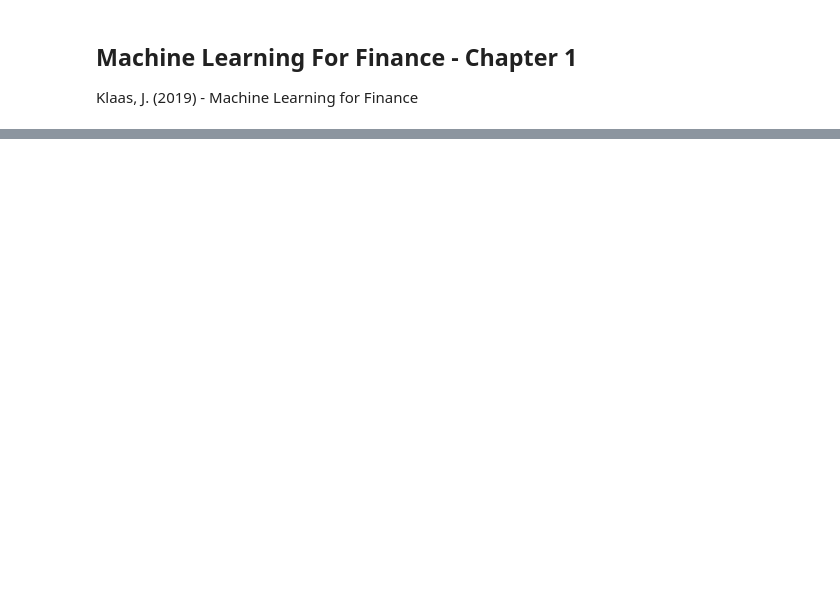
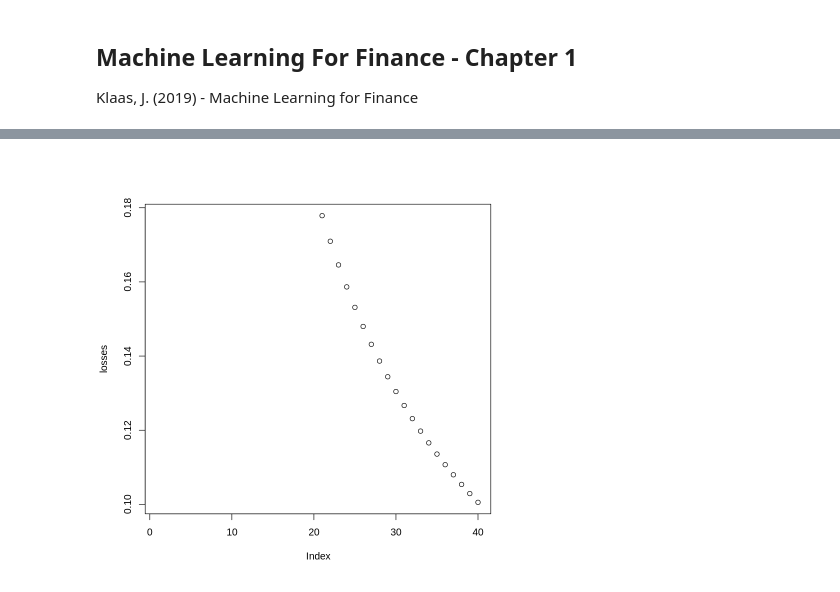
Before and after one commit to tanasrad/Machine-Learning-for-Finance, a Jupyter notebook: R_code_Machine_Learning_in_Finance.ipynb, the cells around one changed output, grey strips where cells are left out. Saved outputs shown, nothing was run; the diff lists cells and outputs as text; code cells hidden in the pictures; blank space fills up the shorter version.

```diff
--- a/R_code_Machine_Learning_in_Finance.ipynb
+++ b/R_code_Machine_Learning_in_Finance.ipynb
@@ -34,0 +134,13 @@ to explain the relationship between a dependent variable and a single independen
+# %%
+# Randomly initialize the weights
+W <- 2*matrix(runif(3*1,0,1), nrow=3, ncol=1) - 1
+b <- 0
+
+# Set the learning rate alpha to 1
+alpha <- 1
+
+# We will train for 20 epochs
+epochs <- 20
+
+# Count the number of training examples we have (4)
+N = nrow(y)
@@ -34,0 +149,29 @@ to explain the relationship between a dependent variable and a single independen
+# %%
+losses <- rep(NA,epochs) # Initialise an empty list for the loop (length of epochs)
+for (i in 1:epochs) {
+    # Do the linear step
+    z <- X%*%W + b
+
+    # Do the non linear step
+    A <- sigmoid(z)
+
+    # Calculate the loss
+    loss <- bce_loss(y,A)
+
+    # Keep track of the loss
+    print(paste0("Epoch: ", i, " Loss: ", loss))
+    losses <- append(losses,loss)
+
+    # Back propagate
+    dz <- (A-y)
+
+    # ... calculate loss derivative with respect to weights
+    dw <- 1/N * t(X) %*% dz
+
+    # ... calculate loss derivative with respect to bias
+    db <- 1/N * colSums(dz)
+
+    # update parameters
+    W <- W - alpha * dw
+    b <- b - alpha * db
+}
@@ -34,0 +199,4 @@ to explain the relationship between a dependent variable and a single independen
+# %%
+plot(losses)
+# %% [output]
+[figure, added]
```
Also changed, not shown: parts of 52 cells of this notebook.
